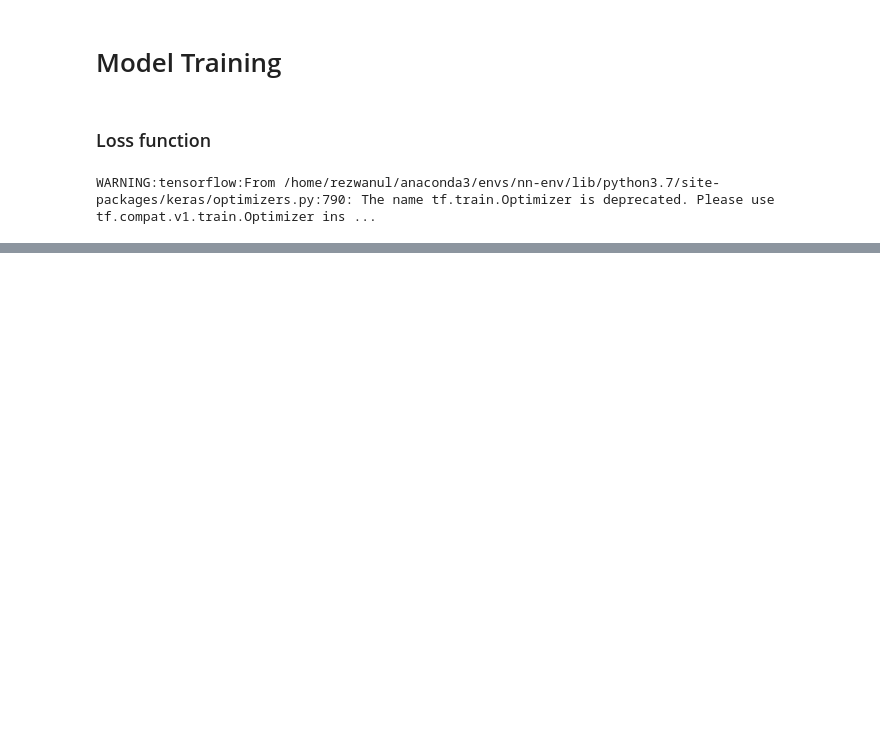
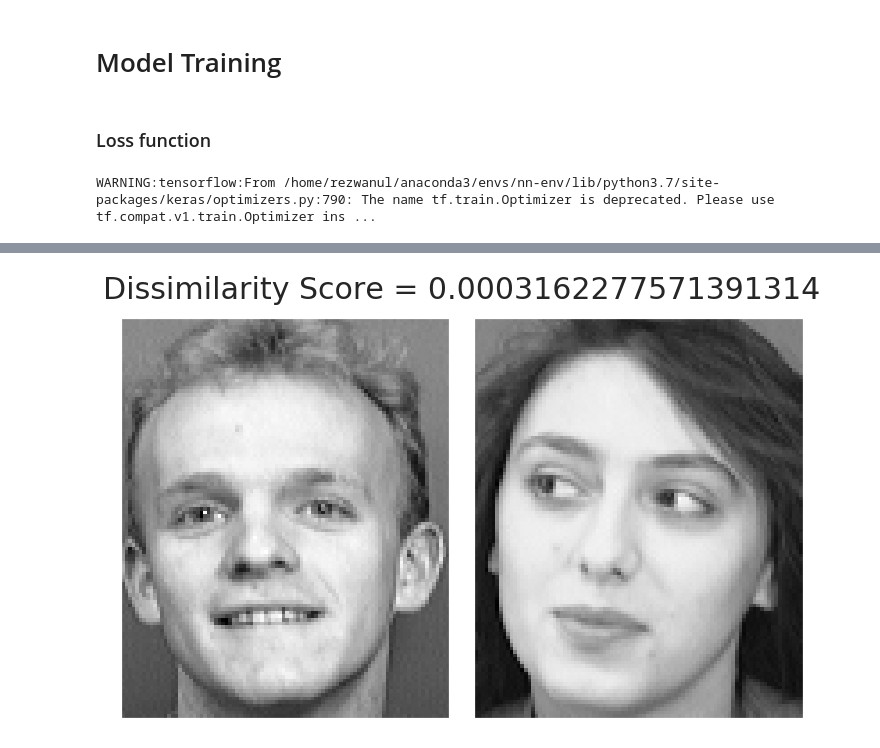
Before and after one commit to Rezwanul-Haque/neural_network_projects, a Jupyter notebook: face_recognition_problem/facial_recognition_system/face_recognition_system.ipynb, the cells around one changed output, grey strips where cells are left out. Cells and saved outputs as stored; diff of their text form; code cells hidden in the pictures; blank space fills up the shorter version.

```diff
--- a/face_recognition_problem/facial_recognition_system/face_recognition_system.ipynb
+++ b/face_recognition_problem/facial_recognition_system/face_recognition_system.ipynb
@@ -300,0 +332,22 @@ plt.show()
+# %%
+idx1, idx2 = 1, 39
+img1 = np.expand_dims(X_test[idx1], axis=0)
+img2 = np.expand_dims(X_test[idx2], axis=0)
+
+fig, (ax1, ax2) = plt.subplots(1, 2, figsize=(10, 7))
+ax1.imshow(np.squeeze(img1), cmap='gray')
+ax2.imshow(np.squeeze(img2), cmap='gray')
+
+for ax in [ax1, ax2]:
+    ax.grid(False)
+    ax.set_xticks([])
+    ax.set_yticks([])
+
+
+dissimilarity = model.predict([img1, img2])[0][0]
+
+fig.suptitle("Dissimilarity Score = {}".format(dissimilarity), size=30)
+plt.tight_layout()
+plt.show()
+# %% [output]
+[figure, added]
```
Also changed, not shown: parts of 17 cells of this notebook, 5 other files.
